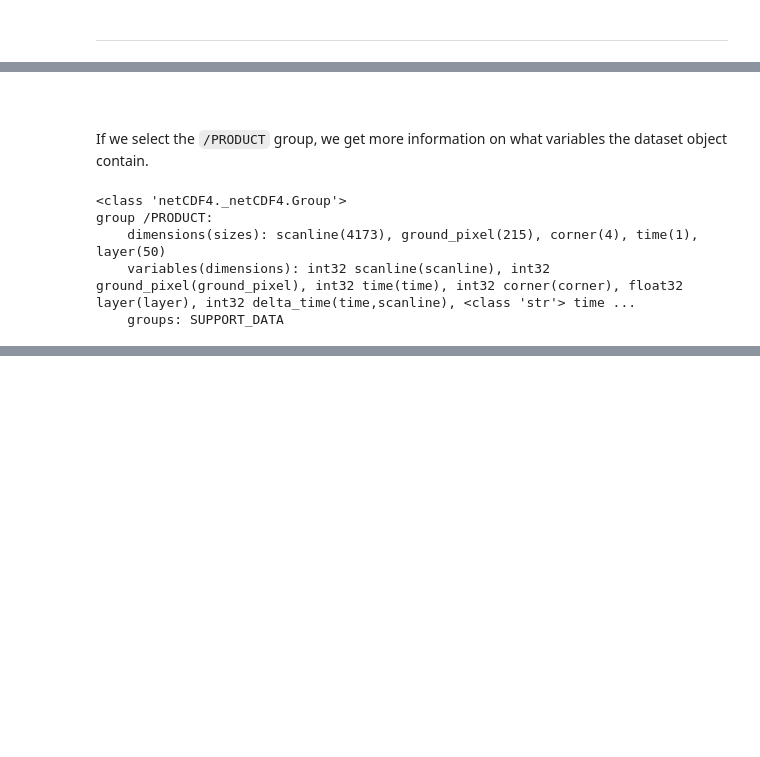
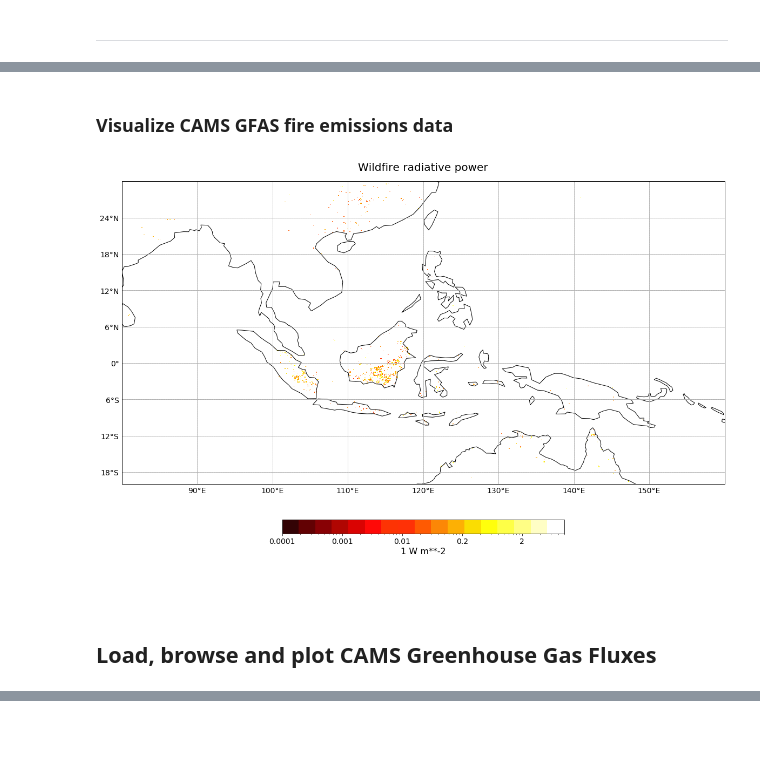
Before and after one commit to federicofierli1/LTPy_Notebooks_satellite_copernicus, a Jupyter notebook: 24_ltpy_v01_CAMS_data.ipynb, the cells around one changed output, grey strips where cells are left out. Cells and saved outputs as stored; diff of their text form; code cells hidden in the pictures; blank space fills up the shorter version.

```diff
--- a/24_ltpy_v01_CAMS_data.ipynb
+++ b/24_ltpy_v01_CAMS_data.ipynb
@@ -65,0 +43,3 @@ OrderedDict([('PRODUCT', <class 'netCDF4._netCDF4.Group'>
+# %%
+gfas_frpfire_xr = xr.open_dataset('./eodata/cams/gfas/20191022-24_gfas_radiative_power.nc')
+gfas_frpfire_xr
@@ -65,0 +60,3 @@ OrderedDict([('PRODUCT', <class 'netCDF4._netCDF4.Group'>
+# %%
+frpfire = gfas_frpfire_xr['frpfire']
+frpfire
@@ -65,0 +75,7 @@ OrderedDict([('PRODUCT', <class 'netCDF4._netCDF4.Group'>
+# %%
+latmin=-20
+latmax=30
+lonmin=80
+lonmax=160
+frpfire_subset = frpfire.where((frpfire.latitude < latmax) & (frpfire.latitude > latmin) & (frpfire.longitude < lonmax) & (frpfire.longitude > lonmin),drop=True)
+frpfire_subset
@@ -65,0 +100,3 @@ OrderedDict([('PRODUCT', <class 'netCDF4._netCDF4.Group'>
+# %%
+frpfire_subset.values[frpfire_subset.values<0]=np.nan
+frpfire_subset
@@ -65,0 +121,2 @@ OrderedDict([('PRODUCT', <class 'netCDF4._netCDF4.Group'>
+# %% [markdown]
+### Visualize CAMS GFAS fire emissions data
@@ -66,12 +178,8 @@ OrderedDict([('PRODUCT', <class 'netCDF4._netCDF4.Group'>
+# %%
+visualize_imshow(frpfire_subset.isel(time=1),ccrs.PlateCarree(),[lonmin,lonmax,latmin,latmax],1,'YlOrRd',0.0001,5, set_global=False)
+# %% [output]
+[figure, added]
 # %% [markdown]
 <br>
-# %% [markdown]
-If we select the `/PRODUCT` group, we get more information on what variables the dataset object contain.
-# %%
-s5p_file.groups['PRODUCT']
-# %% [output]
-<class 'netCDF4._netCDF4.Group'>
-group /PRODUCT:
-    dimensions(sizes): scanline(4173), ground_pixel(215), corner(4), time(1), layer(50)
-    variables(dimensions): int32 scanline(scanline), int32 ground_pixel(ground_pixel), int32 time(time), int32 corner(corner), float32 layer(layer), int32 delta_time(time,scanline), <class 'str'> time ...
-    groups: SUPPORT_DATA
+# %% [markdown]
+## <a id="load_ggf"></a>Load, browse and plot CAMS Greenhouse Gas Fluxes
```
Also changed, not shown: parts of 64 cells of this notebook, 14 other files.
